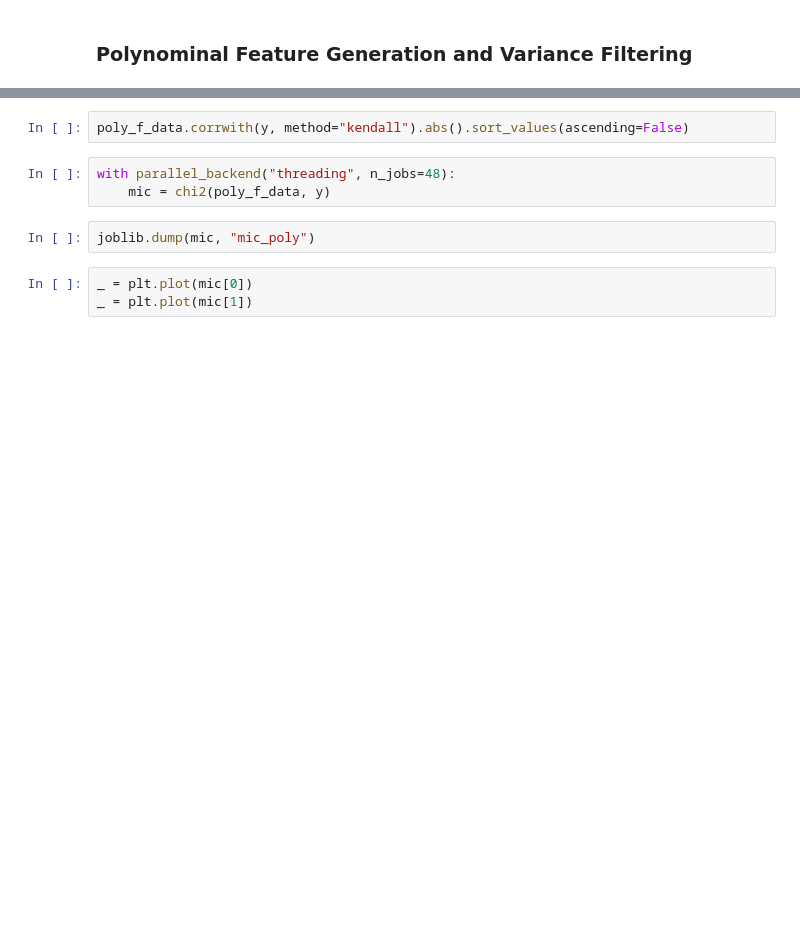
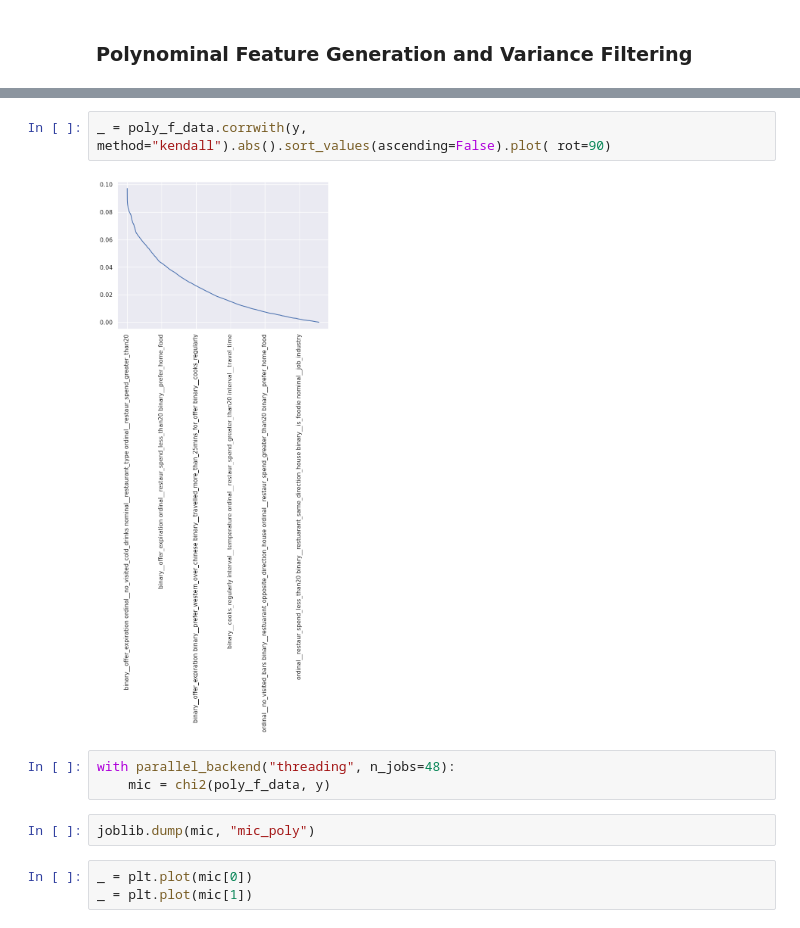
Before and after one commit to risan-raja/msiit, a Jupyter notebook: risan-raja-marketing-strategy-submission-sep-2022.ipynb, the cells around one changed output, grey strips where cells are left out. Drawn from its saved outputs; the diff is of its cells as text; blank space fills up the shorter version.

```diff
--- a/risan-raja-marketing-strategy-submission-sep-2022.ipynb
+++ b/risan-raja-marketing-strategy-submission-sep-2022.ipynb
@@ -570,5 +572,7 @@ Do you want to use new data? n
 # %%
-poly_f_data.corrwith(y, method="kendall").abs().sort_values(ascending=False)
+_ = poly_f_data.corrwith(y, method="kendall").abs().sort_values(ascending=False).plot( rot=90)
+# %% [output]
+[figure, added]
 # %%
 with parallel_backend("threading", n_jobs=48):
     mic = chi2(poly_f_data, y)
```
Also changed, not shown: parts of 23 cells of this notebook, 3 other files.
